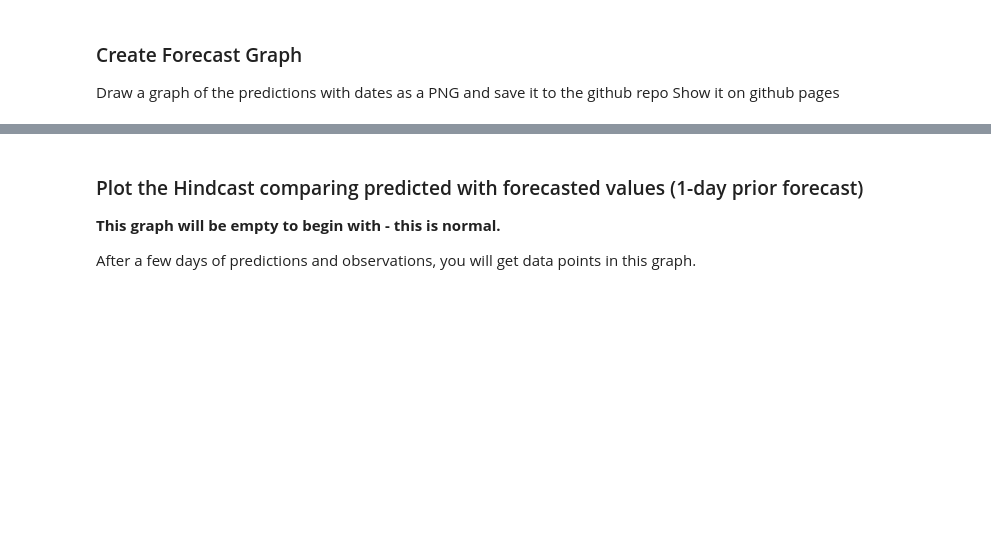
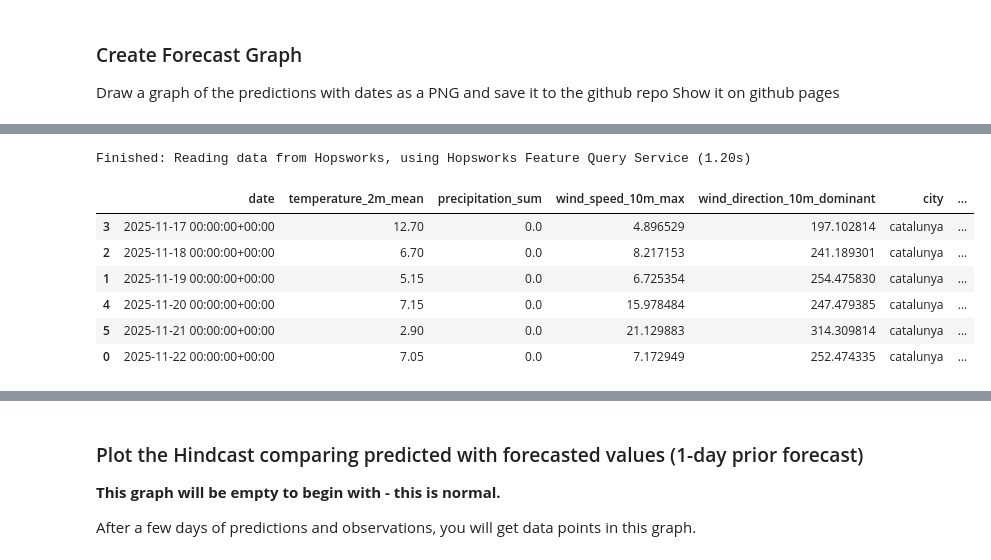
Before and after one commit to fzohra-ux/mlfs-book, a Jupyter notebook: notebooks/airquality/4_air_quality_batch_inference-per_city.ipynb, the cells around one changed output, grey strips where cells are left out. Drawn from its saved outputs; the diff is of its cells as text; code cells hidden in the pictures; blank space fills up the shorter version.

```diff
--- a/notebooks/airquality/4_air_quality_batch_inference-per_city.ipynb
+++ b/notebooks/airquality/4_air_quality_batch_inference-per_city.ipynb
@@ -319,3 +341,14 @@ Show it on github pages
+# %%
+monitors_fg_by_street[street].read().sort_values("date", ascending=True).tail(10)
+# %% [output]
+Finished: Reading data from Hopsworks, using Hopsworks Feature Query Service (1.20s)
+|  | date | temperature_2m_mean | precipitation_sum | wind_speed_10m_max | wind_direction_10m_dominant | city | ... |
+| 3 | 2025-11-17 00:00:00+00:00 | 12.70 | 0.0 | 4.896529 | 197.102814 | catalunya | ... |
+| 2 | 2025-11-18 00:00:00+00:00 | 6.70 | 0.0 | 8.217153 | 241.189301 | catalunya | ... |
+| 1 | 2025-11-19 00:00:00+00:00 | 5.15 | 0.0 | 6.725354 | 254.475830 | catalunya | ... |
+| 4 | 2025-11-20 00:00:00+00:00 | 7.15 | 0.0 | 15.978484 | 247.479385 | catalunya | ... |
+| 5 | 2025-11-21 00:00:00+00:00 | 2.90 | 0.0 | 21.129883 | 314.309814 | catalunya | ... |
+| 0 | 2025-11-22 00:00:00+00:00 | 7.05 | 0.0 | 7.172949 | 252.474335 | catalunya | ... |
 # %%
 # Get or create feature group
 monitors_fg_by_street = {}
```
Also changed, not shown: parts of 15 cells of this notebook, 16 other files.
